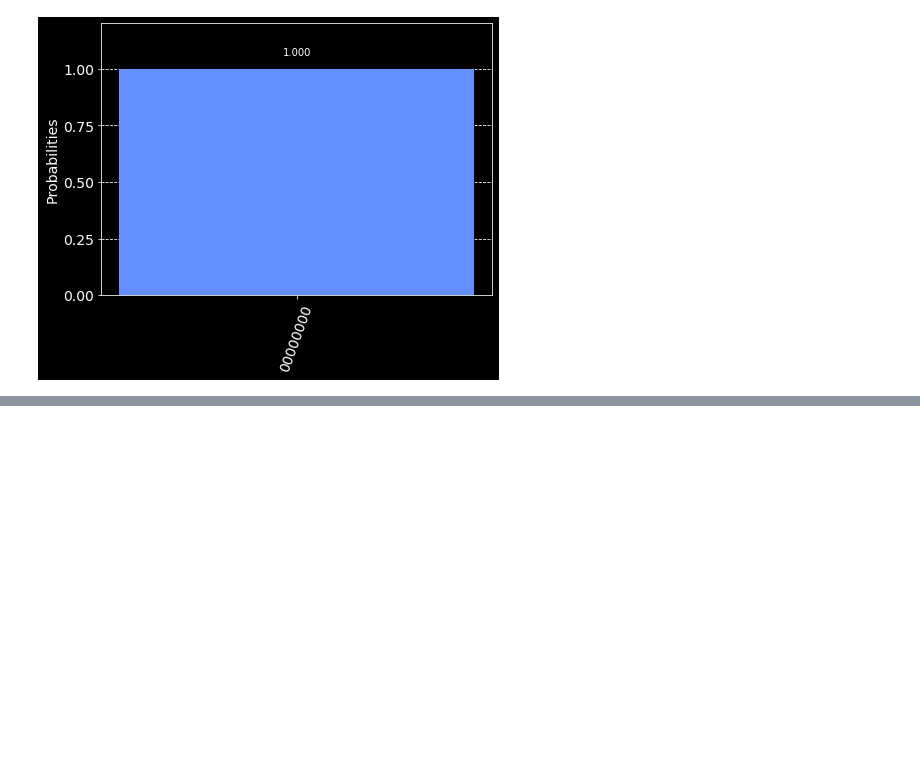
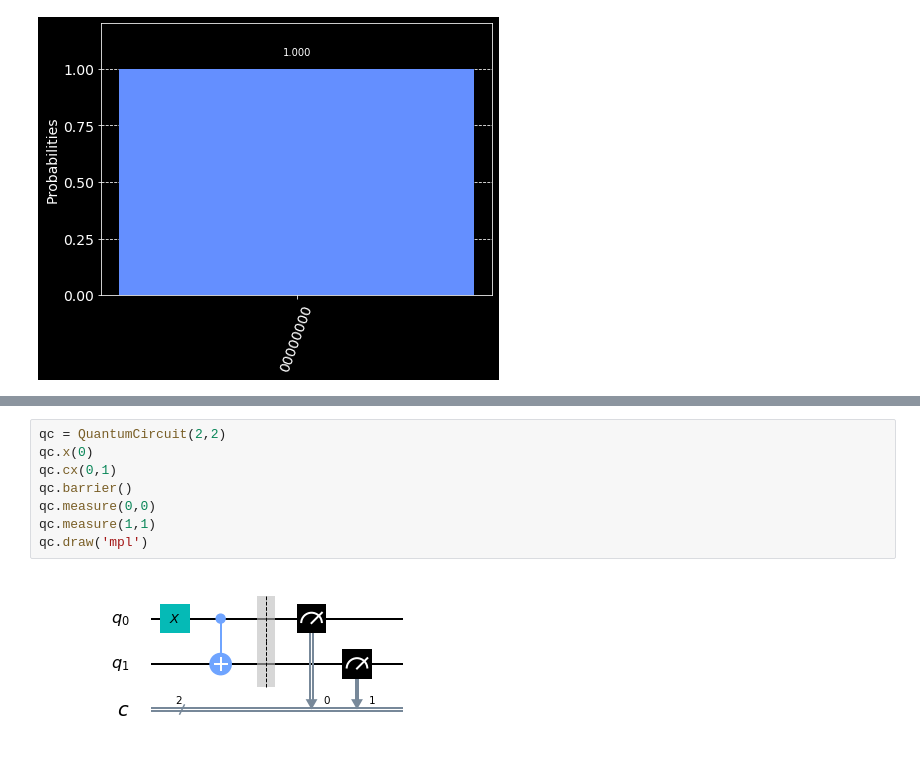
Before and after one commit to konkalaitzidis/Quantum-Computing-Programming, a Jupyter notebook: Qiskit/The-Atoms-of-Computation.ipynb, the cells around one changed output, grey strips where cells are left out. Drawn from its saved outputs; the diff is of its cells as text; blank space fills up the shorter version.

```diff
--- a/Qiskit/The-Atoms-of-Computation.ipynb
+++ b/Qiskit/The-Atoms-of-Computation.ipynb
@@ -45,0 +105,10 @@ plot_histogram(counts)
+# %%
+qc = QuantumCircuit(2,2)
+qc.x(0)
+qc.cx(0,1)
+qc.barrier()
+qc.measure(0,0)
+qc.measure(1,1)
+qc.draw('mpl')
+# %% [output]
+[figure, added]
```
Also changed, not shown: parts of 9 cells of this notebook.
